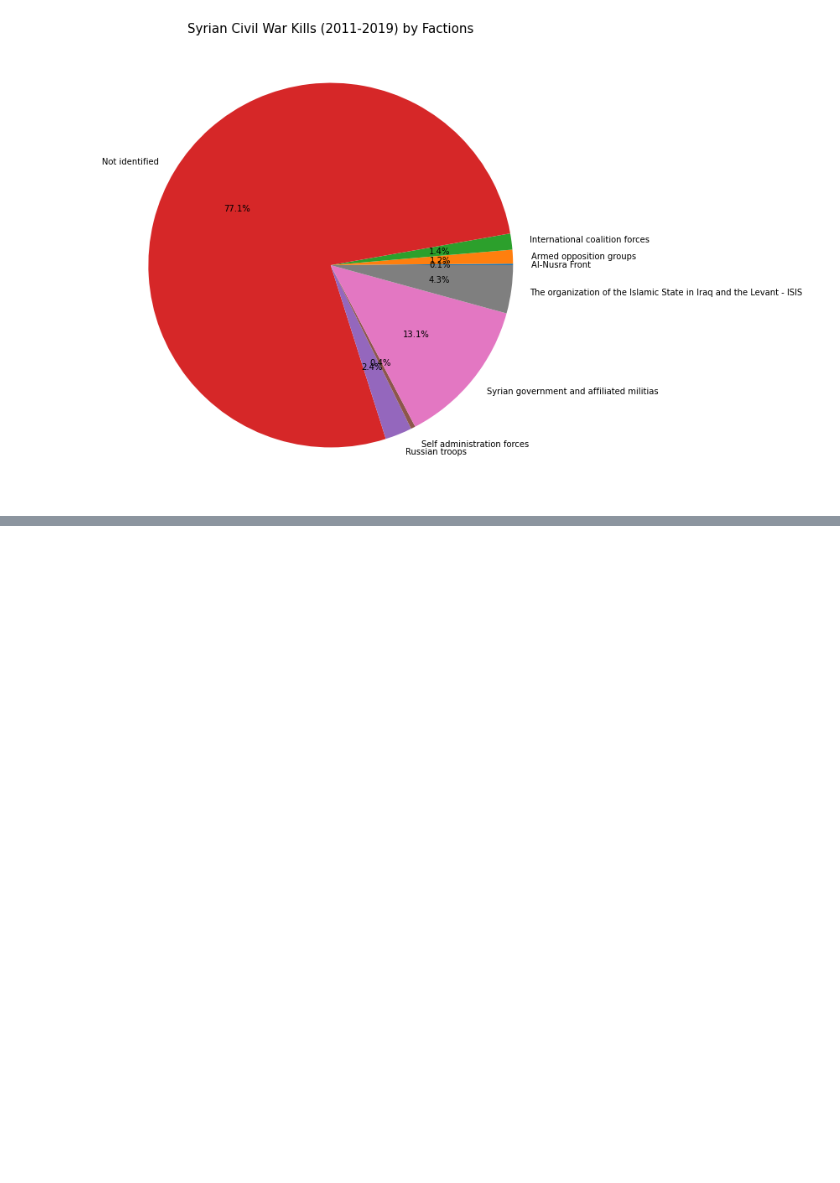
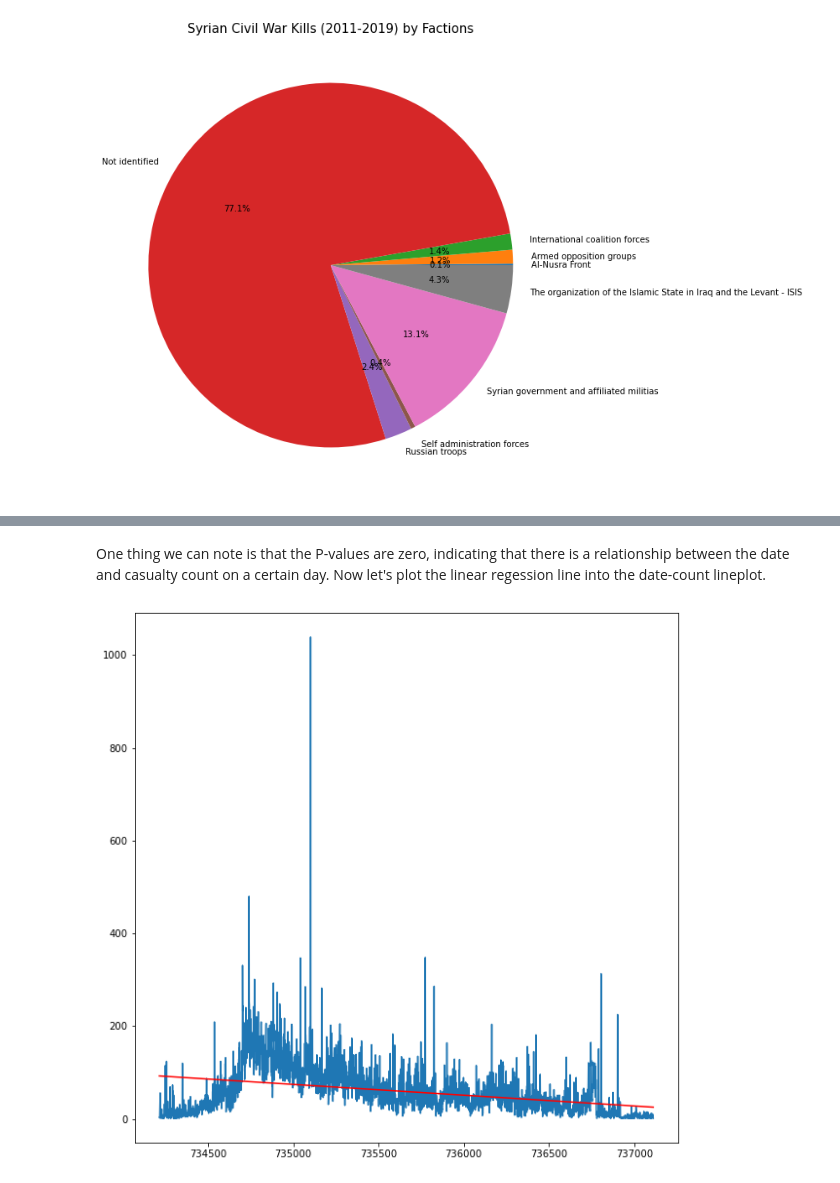
Before and after one commit to Tbasa-hk97/Tbasa-hk97.github.io, a Jupyter notebook: Syrian-Civil-War-Casualties.ipynb, the cells around one changed output, grey strips where cells are left out. Cells and saved outputs as stored; diff of their text form; code cells hidden in the pictures; blank space fills up the shorter version.

```diff
--- a/Syrian-Civil-War-Casualties.ipynb
+++ b/Syrian-Civil-War-Casualties.ipynb
@@ -302,0 +324,16 @@ plt.show()
+# %% [markdown]
+One thing we can note is that the P-values are zero, indicating that there is a relationship between the date and casualty count on a certain day. Now let's plot the linear regession line into the date-count lineplot.
+# %%
+X = data_timeplot_regress['deathdate'].values.reshape(-1, 1)
+Y = data_timeplot_regress['count'].values.reshape(-1, 1)
+linear_regressor = LinearRegression()
+linear_regressor.fit(X, Y)
+Y_pred = linear_regressor.predict(X)
+
+plt.figure(figsize=(10,10))
+
+plt.plot(X, Y)
+plt.plot(X, Y_pred, color='red') # plots regression line
+plt.show()
+# %% [output]
+[figure, added]
```
Also changed, not shown: parts of 39 cells of this notebook, 1 other file.
